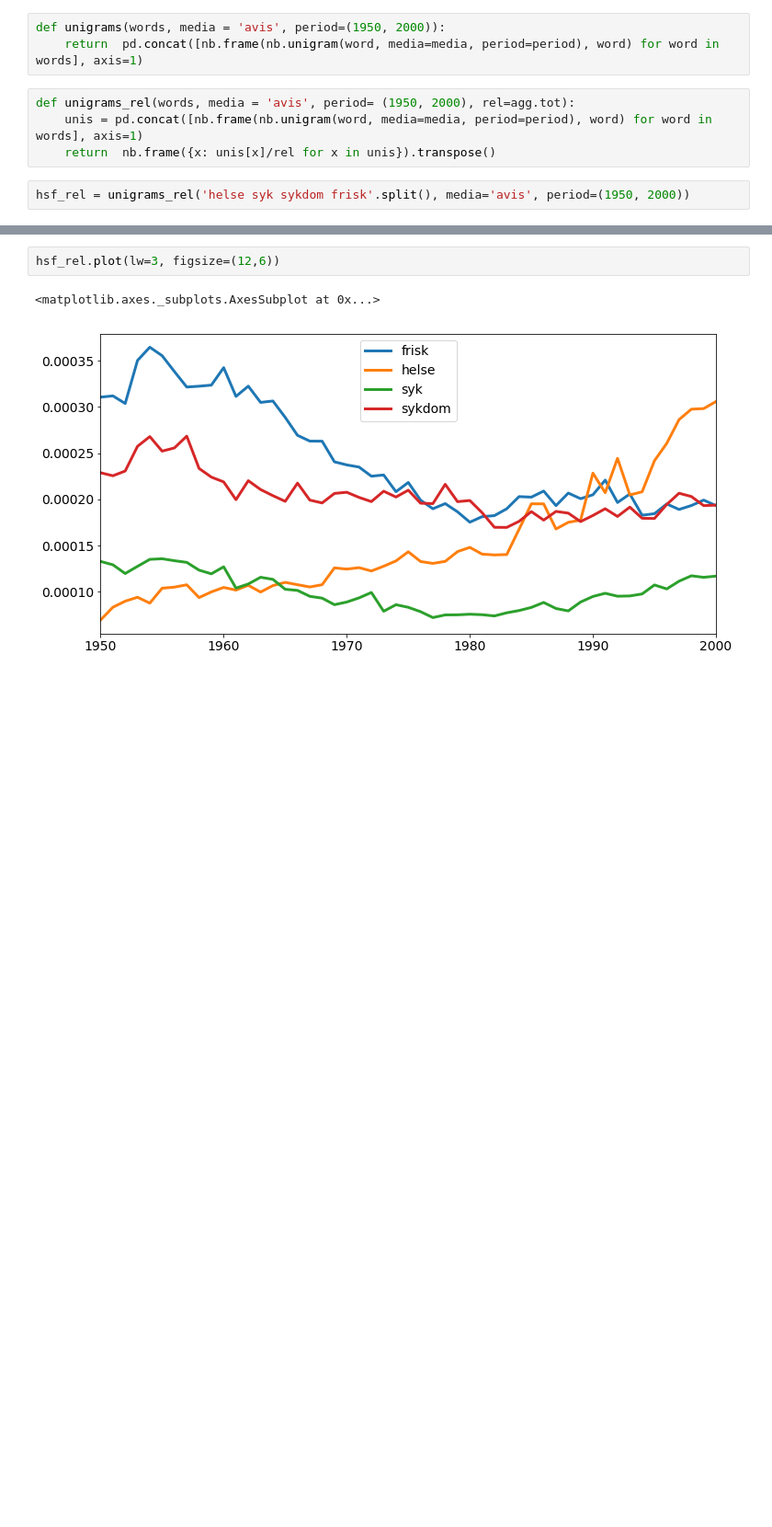
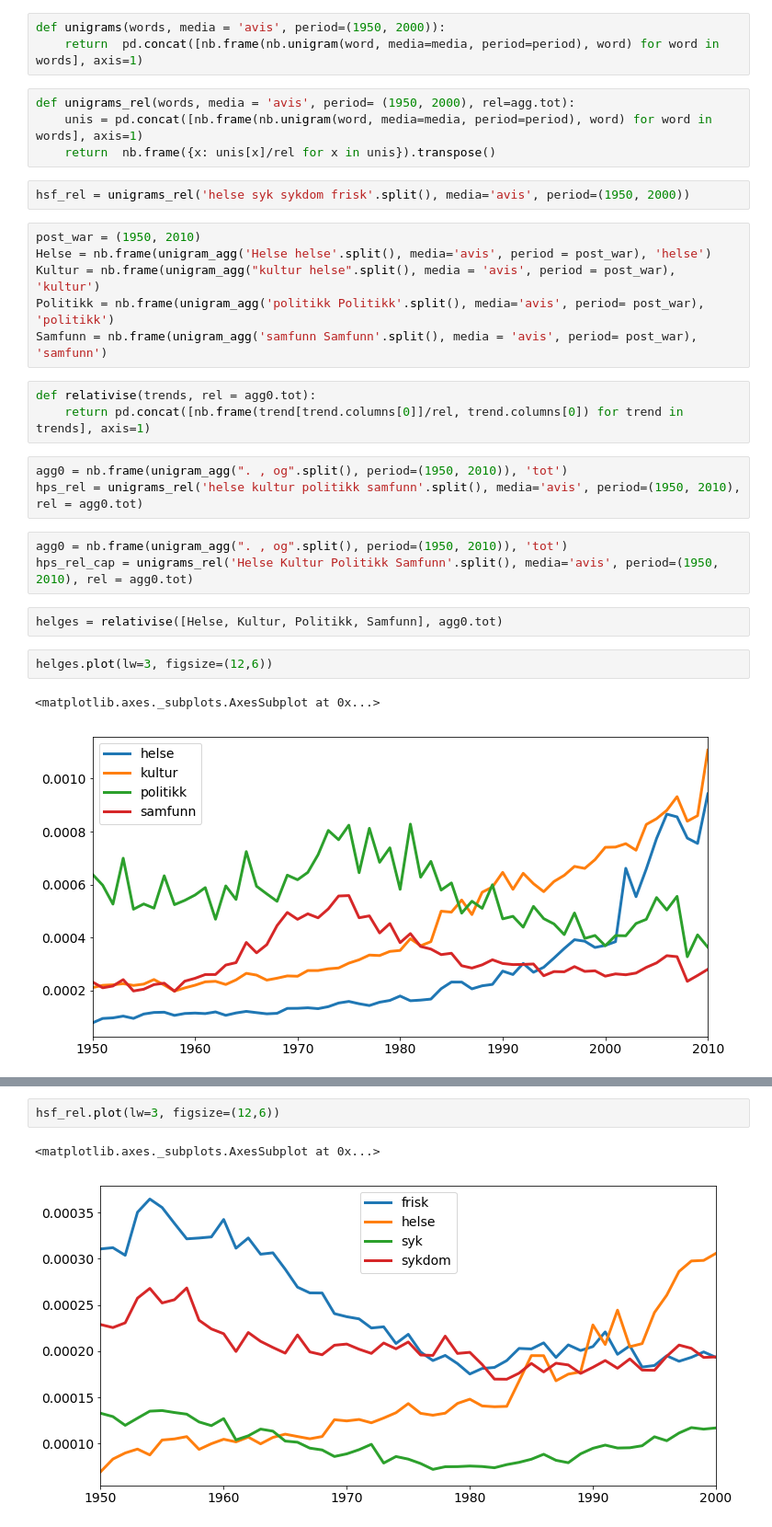
Before and after one commit to Yoonsen/HeCore, a Jupyter notebook: Illustrations.ipynb, the cells around one changed output, grey strips where cells are left out. Shown at 92% size. Drawn from its saved outputs; the diff is of its cells as text; blank space fills up the shorter version.

```diff
--- a/Illustrations.ipynb
+++ b/Illustrations.ipynb
@@ -150,3 +158,25 @@ def unigrams_rel(words, media = 'avis', period= (1950, 2000), rel=agg.tot):
     return  nb.frame({x: unis[x]/rel for x in unis}).transpose()
 # %%
 hsf_rel = unigrams_rel('helse syk sykdom frisk'.split(), media='avis', period=(1950, 2000))
+# %%
+post_war = (1950, 2010)
+Helse = nb.frame(unigram_agg('Helse helse'.split(), media='avis', period = post_war), 'helse')
+Kultur = nb.frame(unigram_agg("kultur helse".split(), media = 'avis', period = post_war), 'kultur')
+Politikk = nb.frame(unigram_agg('politikk Politikk'.split(), media='avis', period= post_war), 'politikk')
+Samfunn = nb.frame(unigram_agg('samfunn Samfunn'.split(), media = 'avis', period= post_war), 'samfunn')
+# %%
+def relativise(trends, rel = agg0.tot):
+    return pd.concat([nb.frame(trend[trend.columns[0]]/rel, trend.columns[0]) for trend in trends], axis=1)
+# %%
+agg0 = nb.frame(unigram_agg(". , og".split(), period=(1950, 2010)), 'tot')
+hps_rel = unigrams_rel('helse kultur politikk samfunn'.split(), media='avis', period=(1950, 2010), rel = agg0.tot)
+# %%
+agg0 = nb.frame(unigram_agg(". , og".split(), period=(1950, 2010)), 'tot')
+hps_rel_cap = unigrams_rel('Helse Kultur Politikk Samfunn'.split(), media='avis', period=(1950, 2010), rel = agg0.tot)
+# %%
+helges = relativise([Helse, Kultur, Politikk, Samfunn], agg0.tot)
+# %%
+helges.plot(lw=3, figsize=(12,6))
+# %% [output]
+<matplotlib.axes._subplots.AxesSubplot at 0x...>
+[figure, added]
```
Also changed, not shown: parts of 10 cells of this notebook, 3 other files.
